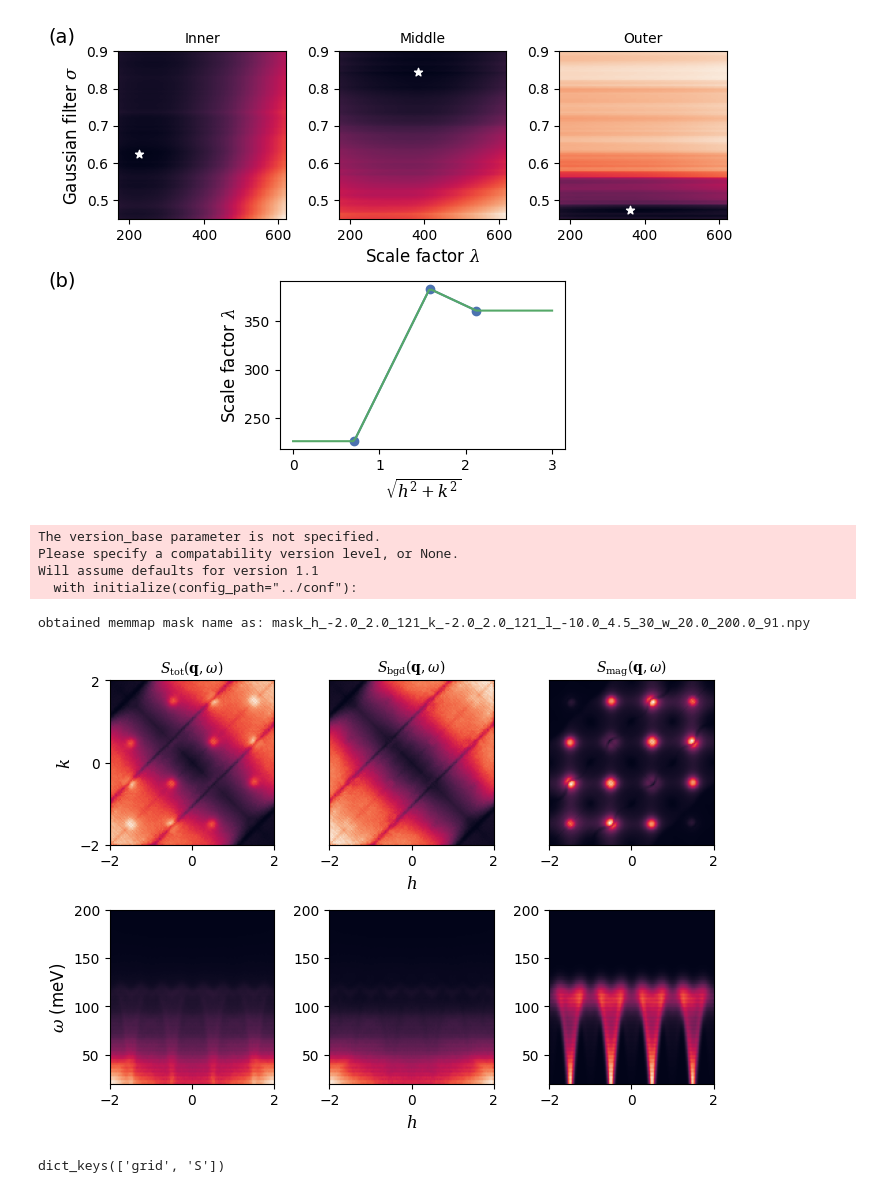
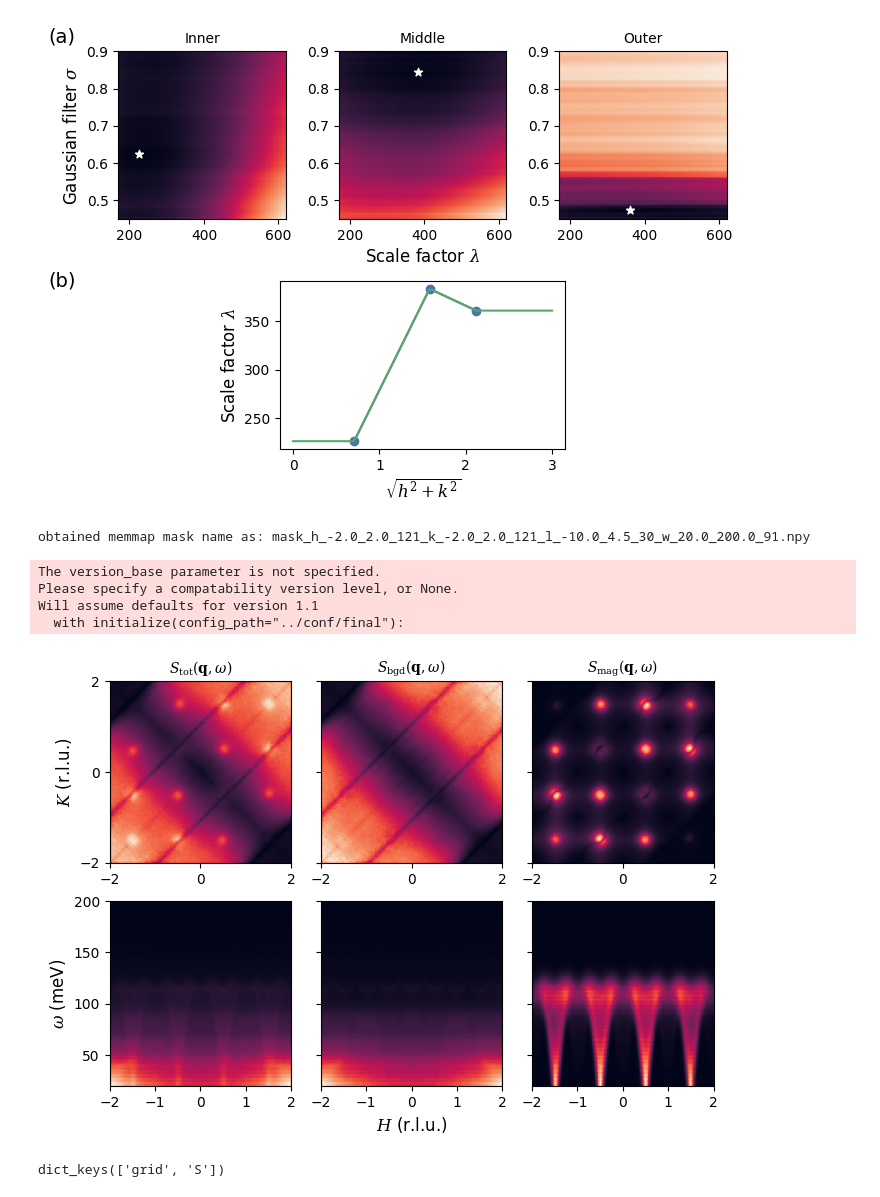
Before and after one commit to zhantaochen/inxs-steering, a Jupyter notebook: paper_preperation/background_subtraction.ipynb, the cells around one changed output. Cells and saved outputs as stored; diff of their text form; code cells hidden in the pictures.

```diff
--- a/paper_preperation/background_subtraction.ipynb
+++ b/paper_preperation/background_subtraction.ipynb
@@ -223,7 +220,7 @@ from hydra.core.global_hydra import GlobalHydra
 
 GlobalHydra.instance().clear()
 
-with initialize(config_path="../conf"):
+with initialize(config_path="../conf/final"):
     cfg = compose(config_name="config_poisson")
 
 
@@ -244,11 +241,11 @@ mask_config = {
 
 psi_mask = PsiMask(**mask_config)
 # %% [output]
-The version_base parameter is not specified.
-Please specify a compatability version level, or None.
-Will assume defaults for version 1.1
-  with initialize(config_path="../conf"):
+obtained memmap mask name as: mask_h_-2.0_2.0_121_k_-2.0_2.0_121_l_-10.0_4.5_30_w_20.0_200.0_91.npy
-obtained memmap mask name as: mask_h_-2.0_2.0_121_k_-2.0_2.0_121_l_-10.0_4.5_30_w_20.0_200.0_91.npy
+The version_base parameter is not specified.
+Please specify a compatability version level, or None.
+Will assume defaults for version 1.1
+  with initialize(config_path="../conf/final"):
 # %%
 mask_demo = psi_mask.load_memmap_mask(0.0)
 # %%
@@ -260,48 +257,49 @@ ax = fig.add_subplot(gs[0, 0])
 ax.imshow(total_signal.sum(-1).sum(-1).T, cmap=cmap, origin='lower', extent=[-2,2,-2,2])
 ax.set_xticks([-2, 0, 2])
 ax.set_yticks([-2, 0, 2])
-ax.set_ylabel(r'$k$')
+ax.set_ylabel(r'$K$ (r.l.u.)')
 ax.set_title('$S_{\mathrm{tot}}(\mathbf{q},\omega)$')
 
 ax = fig.add_subplot(gs[0, 1])
 ax.imshow(background.sum(-1).sum(-1).T, cmap=cmap, origin='lower', extent=[-2,2,-2,2])
 ax.set_xticks([-2, 0, 2])
 ax.set_yticks([-2, 0, 2])
-ax.set_yticks([])
-ax.set_xlabel(r'$h$')
+ax.set_yticklabels([])
 ax.set_title('$S_{\mathrm{bgd}}(\mathbf{q},\omega)$')
 
 ax = fig.add_subplot(gs[0, 2])
 ax.imshow((total_signal - background).sum(-1).sum(-1).T, cmap=cmap, origin='lower', extent=[-2,2,-2,2])
 ax.set_xticks([-2, 0, 2])
 ax.set_yticks([-2, 0, 2])
-ax.set_yticks([])
+ax.set_yticklabels([])
 ax.set_title('$S_{\mathrm{mag}}(\mathbf{q},\omega)$')
 
 ax = fig.add_subplot(gs[1, 0])
 ax.imshow(total_signal.sum(-2).sum(-2).T, cmap=cmap, origin='lower', extent=[-2,2,20,200])
 # ax.set_xticks([-2, -1, 0, 1, 2])
 # ax.set_yticks([-2, -1, 0, 1, 2])
 ax.set_ylabel(r'$\omega$ (meV)')
 ax.set_aspect('auto')
 
 ax = fig.add_subplot(gs[1, 1])
 ax.imshow(background.sum(-2).sum(-2).T, cmap=cmap, origin='lower', extent=[-2,2,20,200])
 # ax.set_xticks([-2, -1, 0, 1, 2])
 # ax.set_yticks([-2, -1, 0, 1, 2])
-ax.set_xlabel(r'$h$')
+ax.set_yticklabels([])
+ax.set_xlabel(r'$H$ (r.l.u.)')
 ax.set_aspect('auto')
 
 ax = fig.add_subplot(gs[1, 2])
 ax.imshow(((total_signal - background)).sum(-2).sum(-2).T, cmap=cmap, origin='lower', extent=[-2,2,20,200])
 # ax.set_xticks([-2, -1, 0, 1, 2])
 # ax.set_yticks([-2, -1, 0, 1, 2])
+ax.set_yticklabels([])
 ax.set_aspect('auto')
 
 fig.tight_layout()
 fig.savefig('figures/bkg_subtraction_demos.pdf', bbox_inches='tight')
 # %% [output]
-[figure, old version]
+[figure, new version]
 # %%
 data.keys()
 # %% [output]
```
Also changed, not shown: parts of 1 cell of this notebook, 23 other files.
